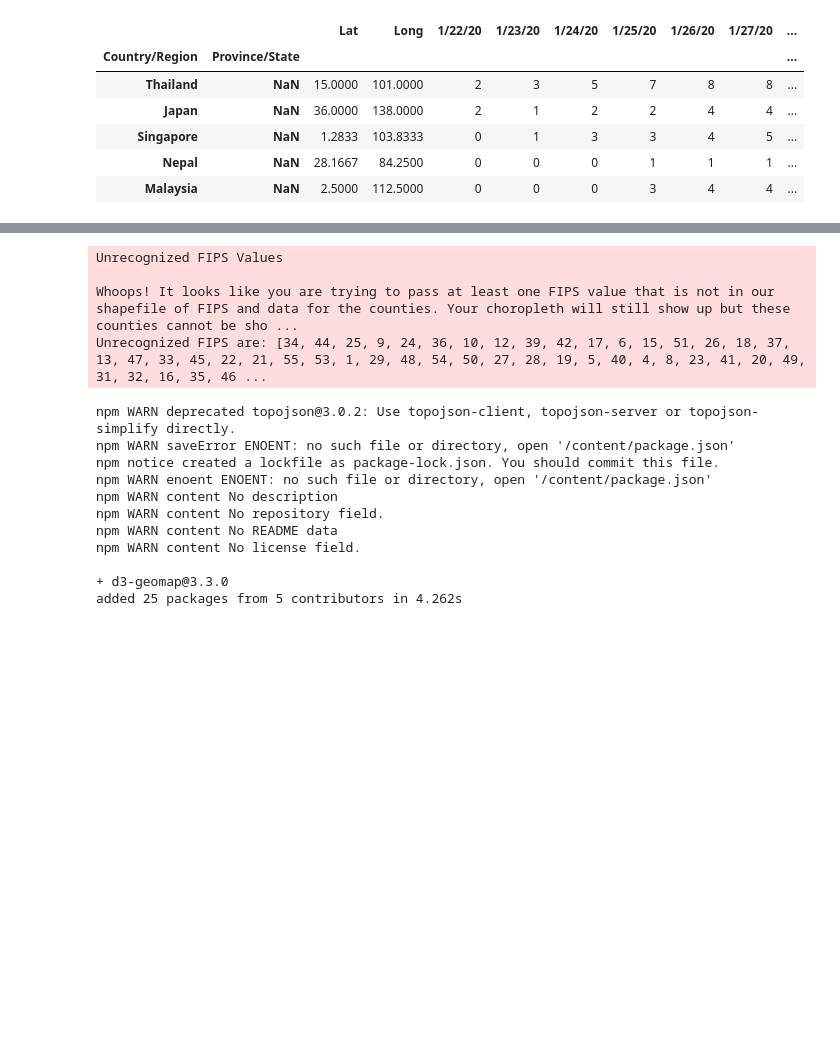
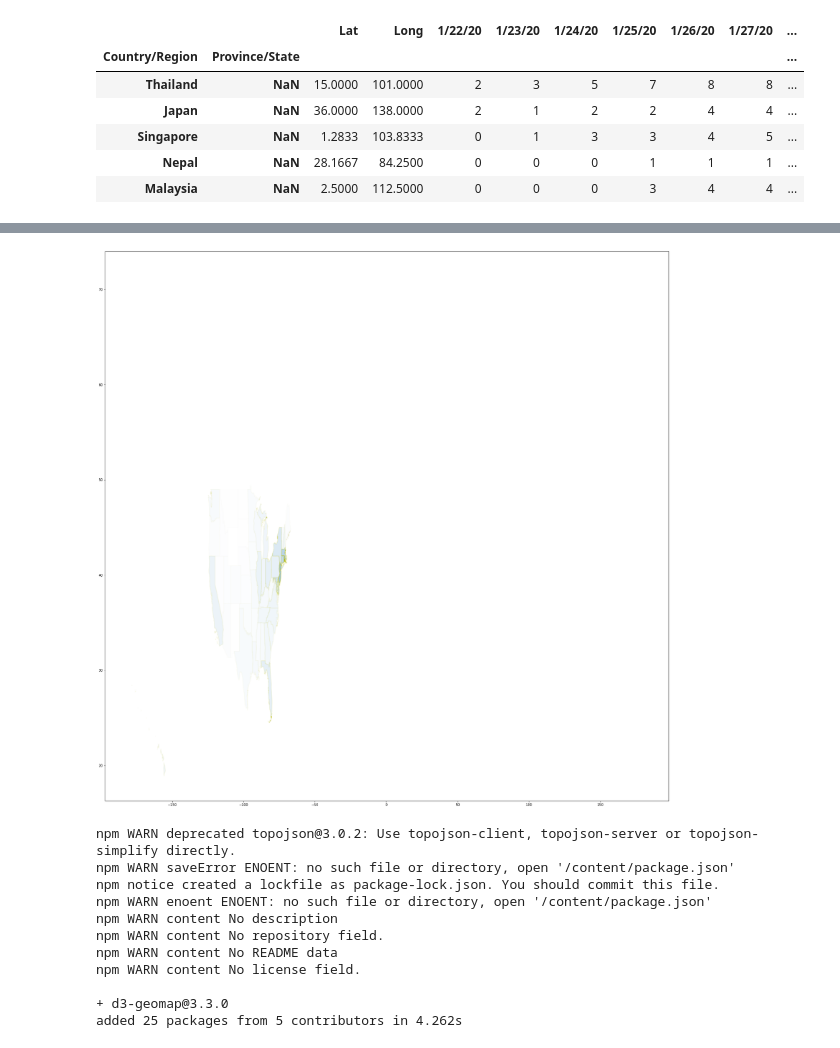
Before and after one commit to aiformankind/covid-19-hackathon, a Jupyter notebook: by_state_covid_analysis.ipynb, the cells around one changed output, grey strips where cells are left out. Cells and saved outputs as stored; diff of their text form; code cells hidden in the pictures; blank space fills up the shorter version.

Commit message:
Now can do state-by-state plots.

```diff
--- a/by_state_covid_analysis.ipynb
+++ b/by_state_covid_analysis.ipynb
@@ -196,5 +193,6 @@ county_df.head(10)
 # %%
-us.states.lookup('Maryland')
+import geopandas as gpd
+from shapely.geometry import Point, Polygon
 
 popdensity = {
 'New Jersey':  438.00,
@@ -234,46 +232,40 @@ popdensity = {
 'Oklahoma':    19.40,
 'Arizona':     17.43,
 'Colorado':    16.01,
 'Maine':  15.95,
 'Oregon':  13.76,
 'Kansas':  12.69,
 'Utah':  10.50,
 'Nebraska':    8.60,
 'Nevada':  7.03,
 'Idaho':   6.04,
 'New Mexico':  5.79,
 'South Dakota':  3.84,
 'North Dakota':  3.59,
 'Montana':     2.39,
 'Wyoming':      1.96,
 'Alaska':     0.42}
 # choose a color for each state based on population density.
 colors={}
 
 colorscale = ["#f7fbff","#ebf3fb","#deebf7","#d2e3f3","#c6dbef","#b3d2e9","#9ecae1",
               "#85bcdb","#6baed6","#57a0ce","#4292c6","#3082be","#2171b5","#1361a9",
               "#08519c","#0b4083","#08306b"]
 endpts = list(np.linspace(1, 12, len(colorscale) - 1))
 fips = []
 values = []
 for state, pop_density in popdensity.items():
   fips.append(us.states.lookup(state).fips)
   values.append(pop_density)
 
-fig = ff.create_choropleth(
-    fips=fips, values=values,
-    binning_endpoints=endpts,
-    colorscale=colorscale,
-    show_state_data=False,
-    show_hover=True, centroid_marker={'opacity': 0},
-    asp=2.9, title='USA population density',
-    legend_title='pop density'
-)
+usa_shapes = gpd.read_file('cb_2017_us_state_500k.shp')
+#usa_shapes.plot()
+
+fig, ax = plt.subplots(figsize=(30,30))
+for state, pop_density in popdensity.items():
+  usa_shapes[usa_shapes['NAME']==state].plot(ax=ax, edgecolor='y', linewidth=2, alpha=pop_density/1000.0)
 # %% [output]
-Unrecognized FIPS Values
-
-Whoops! It looks like you are trying to pass at least one FIPS value that is not in our shapefile of FIPS and data for the counties. Your choropleth will still show up but these counties cannot be sho ...
-Unrecognized FIPS are: [34, 44, 25, 9, 24, 36, 10, 12, 39, 42, 17, 6, 15, 51, 26, 18, 37, 13, 47, 33, 45, 22, 21, 55, 53, 1, 29, 48, 54, 50, 27, 28, 19, 5, 40, 4, 8, 23, 41, 20, 49, 31, 32, 16, 35, 46 ...
+[figure, added]
 # %%
 !npm install d3-geomap
 # %% [output]
```
Also changed, not shown: parts of 5 cells of this notebook.
